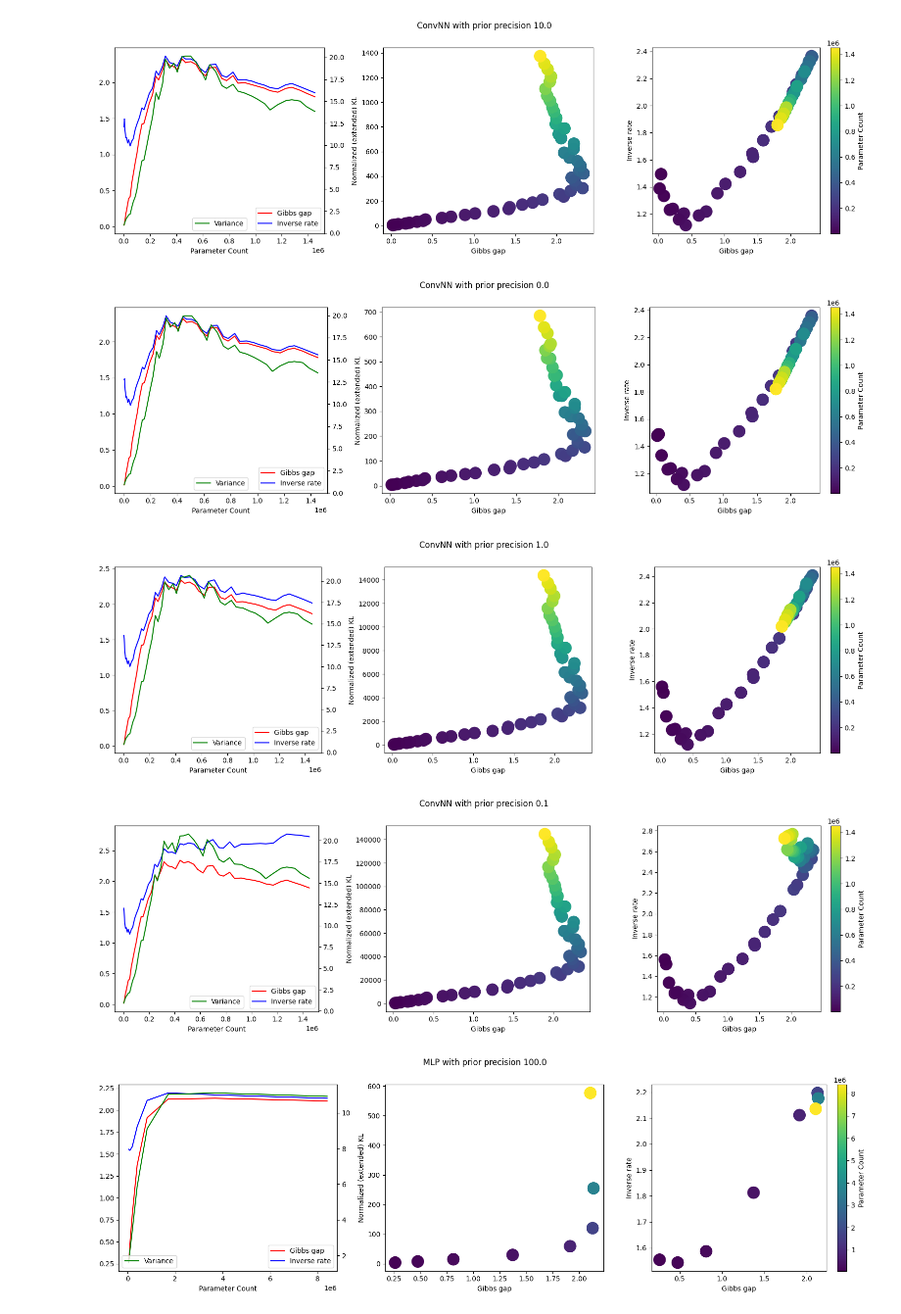
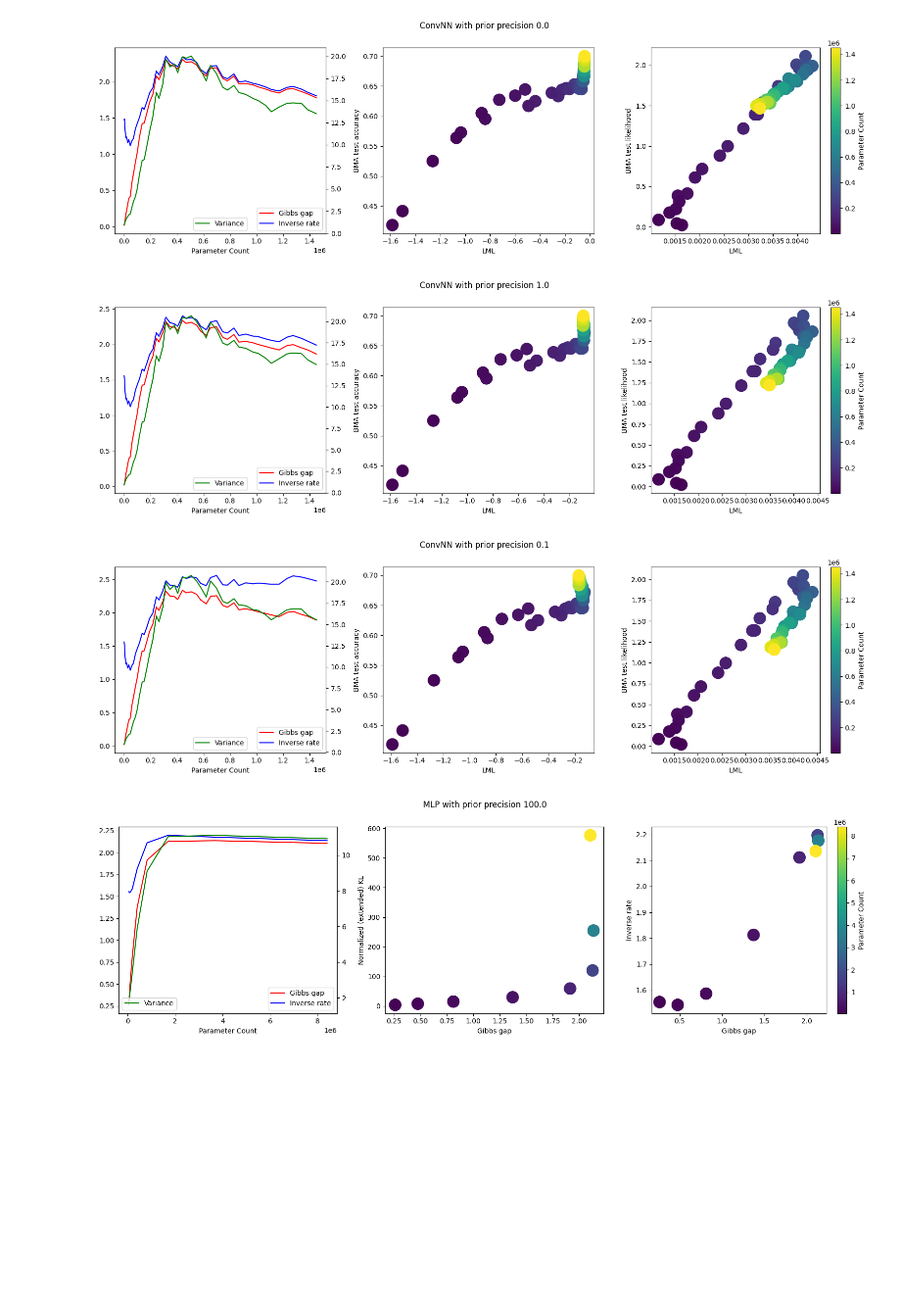
Before and after one commit to Ludvins/PAC_Bayes_Chernoff_MLL, a Jupyter notebook: plots.ipynb, the cells around one changed output. Shown at 98% size. Cells and saved outputs as stored; diff of their text form; code cells hidden in the pictures; blank space fills up the shorter version.

```diff
--- a/plots.ipynb
+++ b/plots.ipynb
@@ -8,7 +8,7 @@ import pandas as pd
 import os
 # %%
 base_url = "https://raw.githubusercontent.com/Ludvins/PAC_Bayes_Chernoff_MLL/refs/heads/main/results/laplace_ConvNN_last_layer_kron_scalar_"
-precisions = ["1000.0", "100.0", "10.0", "0.0", "1.0", "0.1"]
+precisions = ["100.0", "10.0", "0.0", "1.0", "0.1"]
 csv_files = [base_url + precision + "_results.csv" for precision in precisions]
 
 x = 48
@@ -23,9 +23,12 @@ for name in csv_files:
     bayes_loss_train = df['bayes loss train'].values
     gibbs_loss_train = df['gibbs loss train'].values
     inverse_rate = df['inverse rate'].values
-    extended_kl = df  ['expanded kl'].values/50000
+    kl = df  ['normalized KL'].values*50000
     variance = df['variance'].values
     parameters = df['parameters'].values
+    bma_test_acc = df['BMA test accuracy (%)'].values
+    neglml = df['neg log marginal laplace'].values
+    input_grad = df['expected input-gradient norm'].values
 
     gibbs_gap = gibbs_loss - gibbs_loss_train
     bayes_gap = bayes_loss - bayes_loss_train
@@ -45,13 +48,13 @@ for name in csv_files:
     ax1[0].legend(loc='lower right')
     ax2.legend(loc='lower center')
 
-    scatter = ax1[1].scatter(gibbs_gap[-x:], extended_kl[-x:], c=parameters[-x:], cmap='viridis', s=300, alpha=0.99)
-    ax1[1].set_xlabel('Gibbs gap')
-    ax1[1].set_ylabel('Normalized (extended) KL')
+    scatter = ax1[1].scatter(-neglml[-x:], bma_test_acc[-x:], c=parameters[-x:], cmap='viridis', s=300, alpha=0.99)
+    ax1[1].set_xlabel('LML')
+    ax1[1].set_ylabel('BMA test accuracy')
 
-    scatter = ax1[2].scatter(gibbs_gap[-x:], inverse_rate[-x:], c=parameters[-x:], cmap='viridis', s=300, alpha=0.99)
-    ax1[2].set_xlabel('Gibbs gap')
-    ax1[2].set_ylabel('Inverse rate')
+    scatter = ax1[2].scatter(input_grad[-x:], bayes_gap[-x:], c=parameters[-x:], cmap='viridis', s=300, alpha=0.99)
+    ax1[2].set_xlabel('LML')
+    ax1[2].set_ylabel('BMA test likelihood')
 
     cbar = plt.colorbar(scatter, ax=ax1[2])
     cbar.set_label('Parameter Count')
@@ -66,7 +69,6 @@ for name in csv_files:
-[figure, old version]
+[figure, new version]
-[figure, old version]
+[figure, new version]
-[figure, old version]
+[figure, new version]
-[figure, removed]
 # %%
 base_url = "https://raw.githubusercontent.com/Ludvins/PAC_Bayes_Chernoff_MLL/refs/heads/main/results/laplace_MLP_last_layer_kron_scalar_"
 precisions = ["100.0", "10.0", "0.0", "1.0", "0.1", "0.01"]
```
Also changed, not shown: parts of 1 cell of this notebook.
